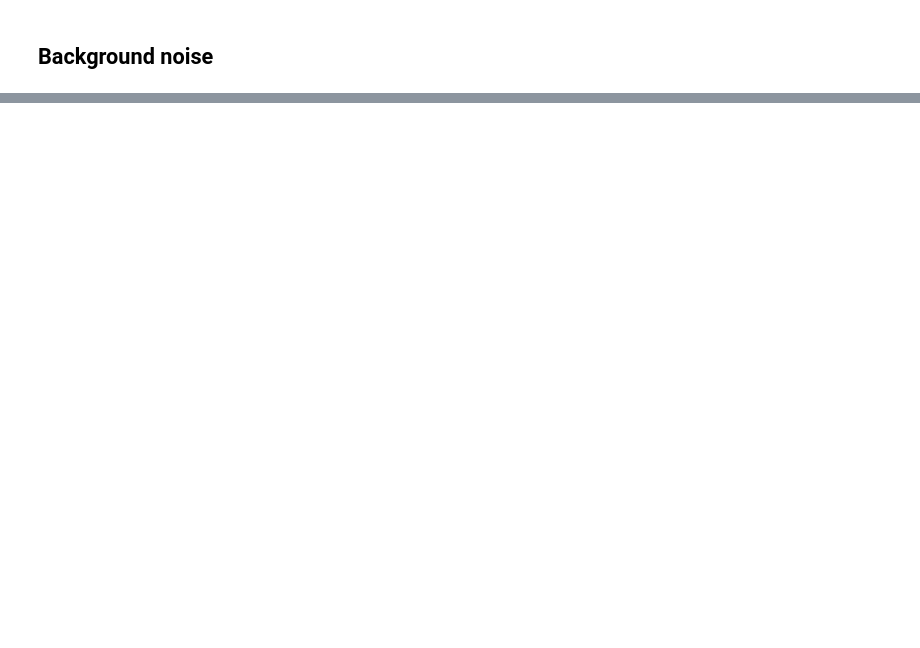
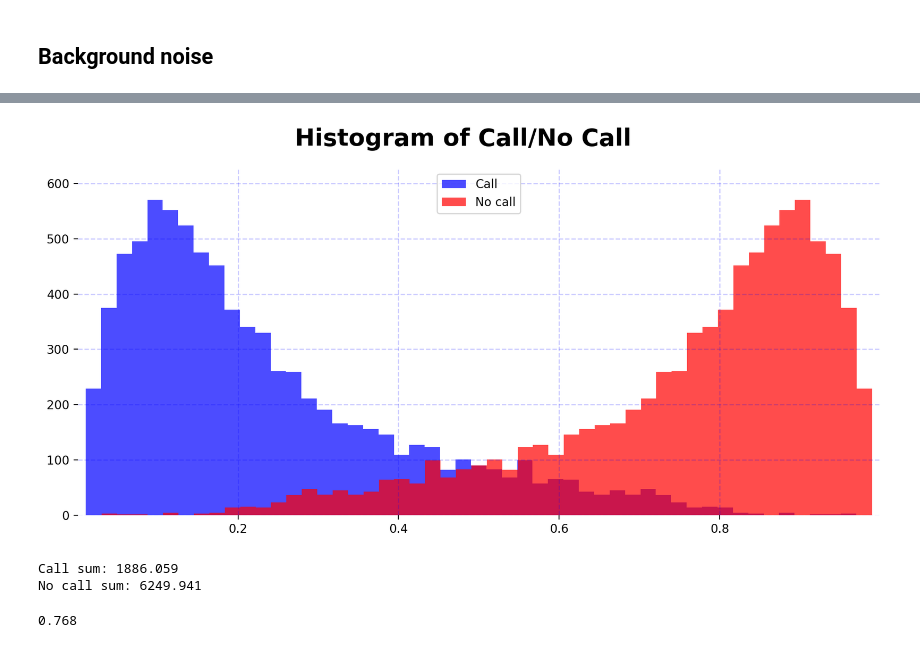
Before and after one commit to dsgt-birdclef/birdclef-2023, a Jupyter notebook: notebooks/mg-20230521-00-background-noise.ipynb, the cells around one changed output, grey strips where cells are left out. Saved outputs shown, nothing was run; the diff lists cells and outputs as text; code cells hidden in the pictures; blank space fills up the shorter version.

Commit message:
added plots to background-noise notebook

```diff
--- a/notebooks/mg-20230521-00-background-noise.ipynb
+++ b/notebooks/mg-20230521-00-background-noise.ipynb
@@ -108,0 +132,39 @@ display(rows_df)
+# %%
+import matplotlib.pyplot as plt
+
+# Get column names
+cols = ["call", "no_call"]
+
+# Init plot
+fig, ax = plt.subplots(figsize=(10, 5), dpi=200)
+ax.hist(rows_df["call"], bins=50, color="blue", label="Call", alpha=0.7, density=False)
+ax.hist(
+    rows_df["no_call"], bins=50, color="red", label="No call", alpha=0.7, density=False
+)
+plt.suptitle("Histogram of Call/No Call", size=20, weight="bold")
+ax.margins(x=0.01, y=0.1)  # No margins on x and y-axis
+ax.grid(color="blue", linestyle="--", linewidth=1, alpha=0.2)
+for spine in ["top", "right", "bottom", "left"]:
+    ax.spines[spine].set_visible(False)
+fig.tight_layout()
+ax.legend(loc="best")
+fig.tight_layout()
+plt.show()
+# %% [output]
+[figure, added]
+# %%
+call_sum = np.sum(rows_df["call"])
+ncall_sum = np.sum(rows_df["no_call"])
+
+print(f"Call sum: {round(call_sum, 3)}")
+print(f"No call sum: {round(ncall_sum, 3)}")
+# %% [output]
+Call sum: 1886.059
+No call sum: 6249.941
+# %%
+total = call_sum + ncall_sum
+nocall_perc = ncall_sum / total
+
+print(round(nocall_perc, 3))
+# %% [output]
+0.768
```
Also changed, not shown: parts of 7 cells of this notebook, 1 other file.
